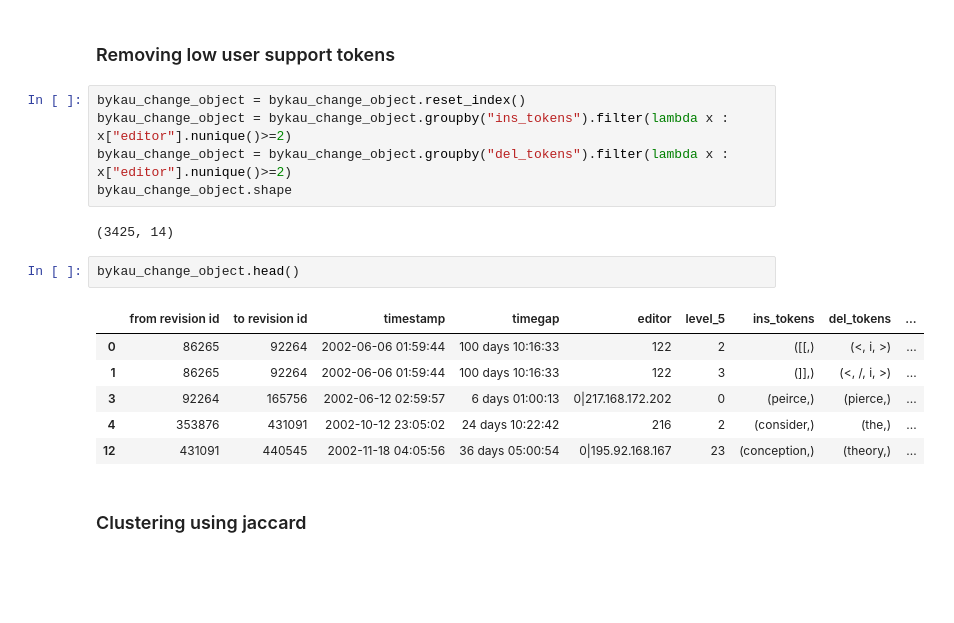
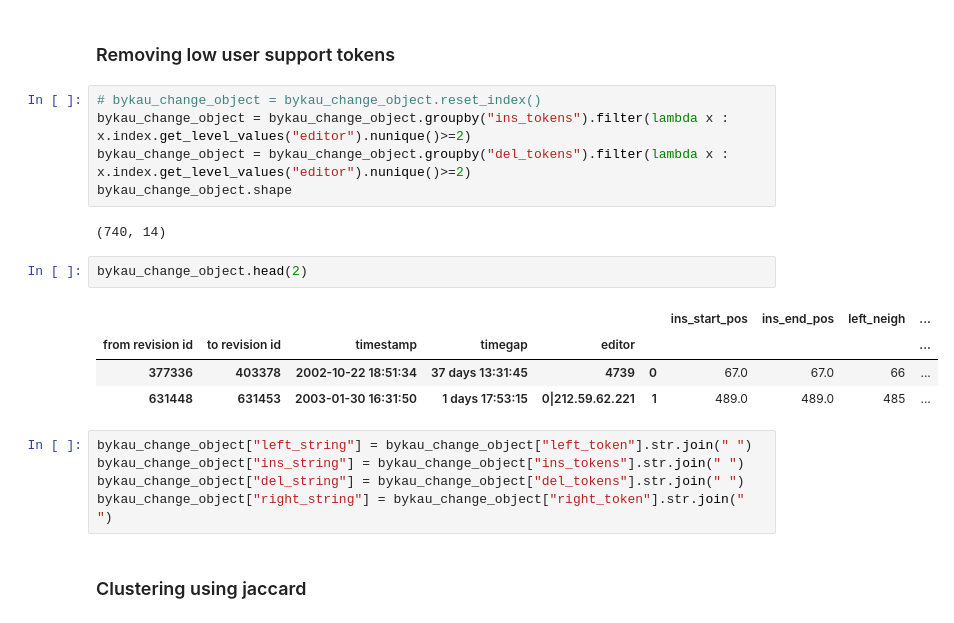
Before and after one commit to acifer/wikiconflict, a Jupyter notebook: notebooks/reproduce_fine_grained.ipynb, the cells around one changed output. Saved outputs shown, nothing was run; the diff lists cells and outputs as text; blank space fills up the shorter version.

```diff
--- a/notebooks/reproduce_fine_grained.ipynb
+++ b/notebooks/reproduce_fine_grained.ipynb
@@ -85,21 +73,24 @@ bykau_change_object.reset_index(drop=True)[["ins_tokens", "del_tokens"]].head(10
 # %% [markdown]
 ### Removing low user support tokens
 # %%
-bykau_change_object = bykau_change_object.reset_index()
-bykau_change_object = bykau_change_object.groupby("ins_tokens").filter(lambda x : x["editor"].nunique()>=2)
-bykau_change_object = bykau_change_object.groupby("del_tokens").filter(lambda x : x["editor"].nunique()>=2)
+# bykau_change_object = bykau_change_object.reset_index()
+bykau_change_object = bykau_change_object.groupby("ins_tokens").filter(lambda x : x.index.get_level_values("editor").nunique()>=2)
+bykau_change_object = bykau_change_object.groupby("del_tokens").filter(lambda x : x.index.get_level_values("editor").nunique()>=2)
 bykau_change_object.shape
 # %% [output]
-(3425, 14)
+(740, 14)
 # %%
-bykau_change_object.head()
+bykau_change_object.head(2)
 # %% [output]
-|  | from revision id | to revision id | timestamp | timegap | editor | level_5 | ins_tokens | del_tokens | ... |
-| 0 | 86265 | 92264 | 2002-06-06 01:59:44 | 100 days 10:16:33 | 122 | 2 | ([[,) | (<, i, >) | ... |
-| 1 | 86265 | 92264 | 2002-06-06 01:59:44 | 100 days 10:16:33 | 122 | 3 | (]],) | (<, /, i, >) | ... |
-| 3 | 92264 | 165756 | 2002-06-12 02:59:57 | 6 days 01:00:13 | 0|217.168.172.202 | 0 | (peirce,) | (pierce,) | ... |
-| 4 | 353876 | 431091 | 2002-10-12 23:05:02 | 24 days 10:22:42 | 216 | 2 | (consider,) | (the,) | ... |
-| 12 | 431091 | 440545 | 2002-11-18 04:05:56 | 36 days 05:00:54 | 0|195.92.168.167 | 23 | (conception,) | (theory,) | ... |
+|  |  |  |  |  |  | ins_start_pos | ins_end_pos | left_neigh | ... |
+| from revision id | to revision id | timestamp | timegap | editor |  |  |  |  | ... |
+| 377336 | 403378 | 2002-10-22 18:51:34 | 37 days 13:31:45 | 4739 | 0 | 67.0 | 67.0 | 66 | ... |
+| 631448 | 631453 | 2003-01-30 16:31:50 | 1 days 17:53:15 | 0|212.59.62.221 | 1 | 489.0 | 489.0 | 485 | ... |
+# %%
+bykau_change_object["left_string"] = bykau_change_object["left_token"].str.join(" ")
+bykau_change_object["ins_string"] = bykau_change_object["ins_tokens"].str.join(" ")
+bykau_change_object["del_string"] = bykau_change_object["del_tokens"].str.join(" ")
+bykau_change_object["right_string"] = bykau_change_object["right_token"].str.join(" ")
 # %% [markdown]
 ### Clustering using jaccard
 # %% [markdown]
```
Also changed, not shown: parts of 19 cells of this notebook, 7 other files.
